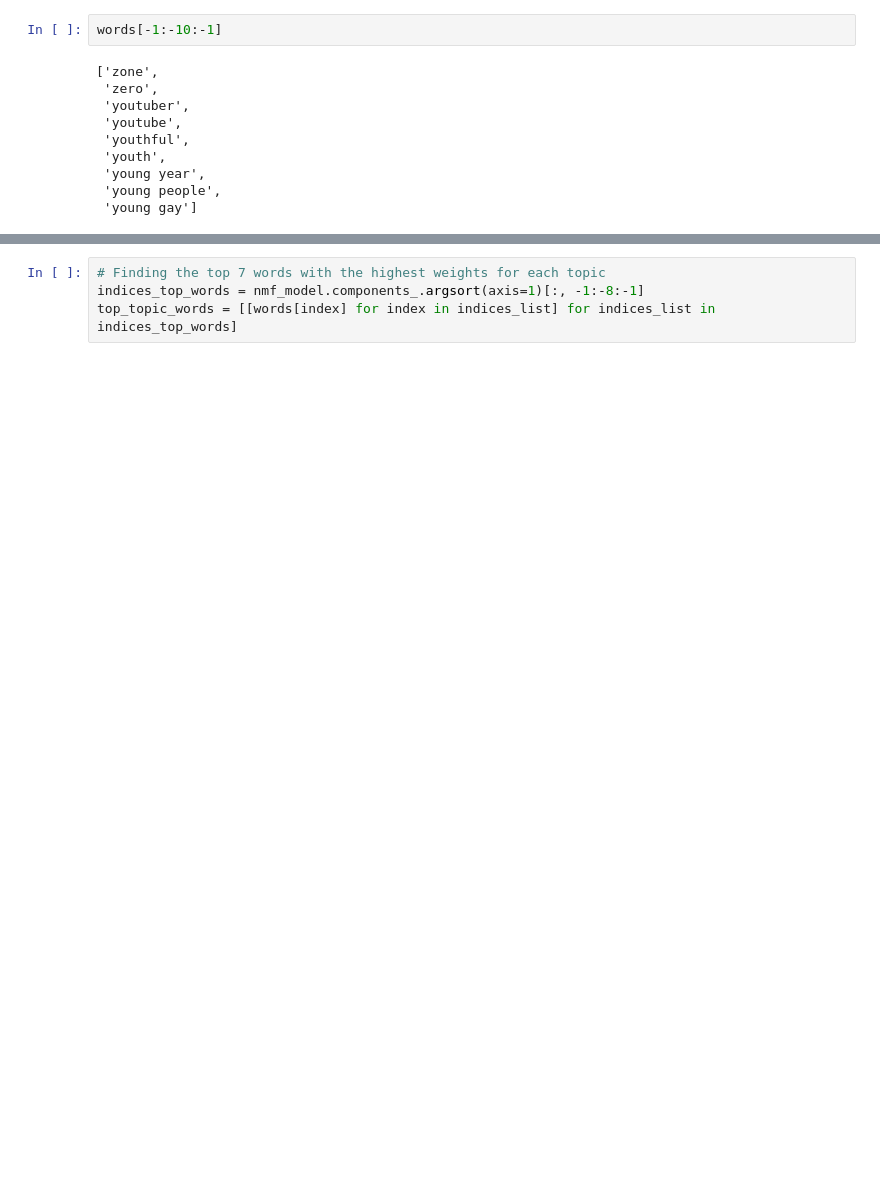
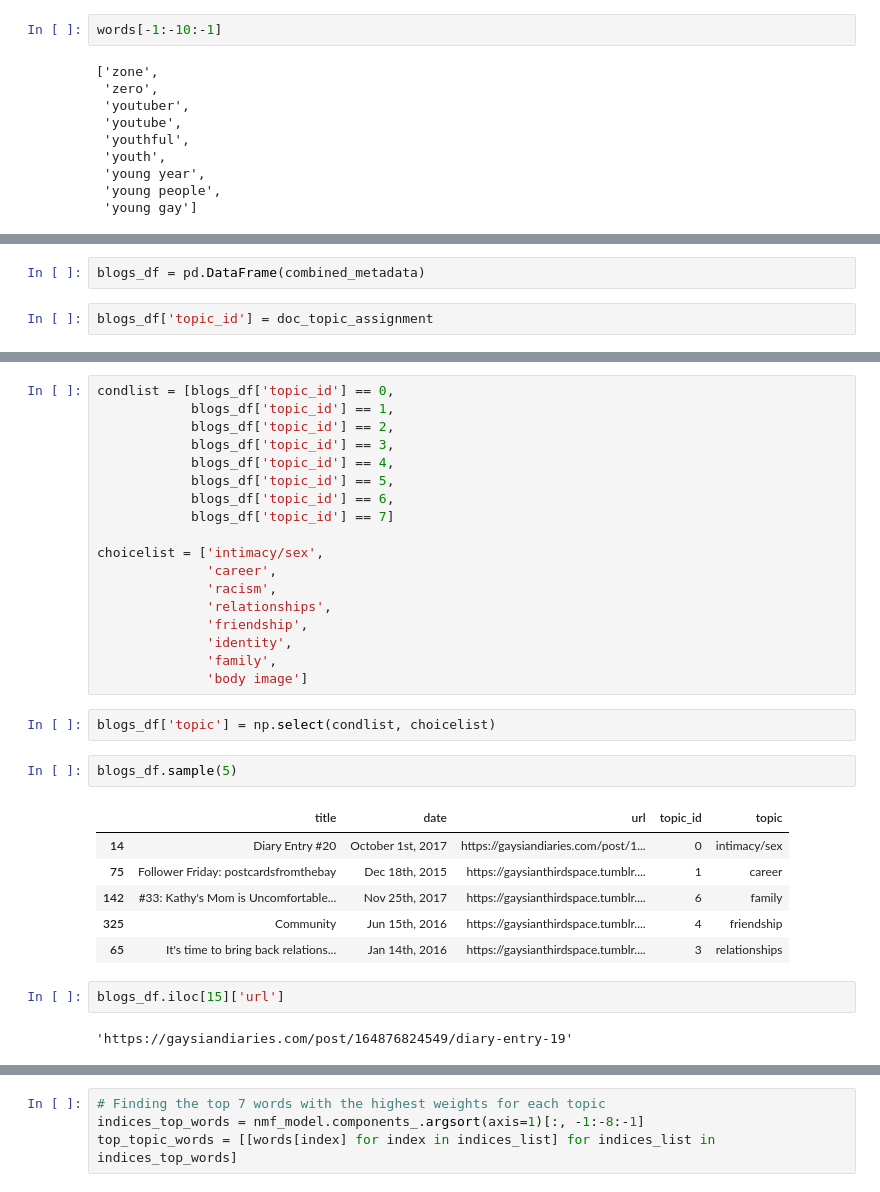
Before and after one commit to binh748/queer-asian-stories, a Jupyter notebook: notebooks/topic_modeling.ipynb, the cells around one changed output, grey strips where cells are left out. Saved outputs shown, nothing was run; the diff lists cells and outputs as text; blank space fills up the shorter version.

```diff
--- a/notebooks/topic_modeling.ipynb
+++ b/notebooks/topic_modeling.ipynb
@@ -287,0 +363,4 @@ array([[2766, 3375, 2452, 1541, 3057, 4886, 3040],
+# %%
+blogs_df = pd.DataFrame(combined_metadata)
+# %%
+blogs_df['topic_id'] = doc_topic_assignment
@@ -287,0 +376,33 @@ array([[2766, 3375, 2452, 1541, 3057, 4886, 3040],
+# %%
+condlist = [blogs_df['topic_id'] == 0,
+            blogs_df['topic_id'] == 1,
+            blogs_df['topic_id'] == 2,
+            blogs_df['topic_id'] == 3,
+            blogs_df['topic_id'] == 4,
+            blogs_df['topic_id'] == 5,
+            blogs_df['topic_id'] == 6,
+            blogs_df['topic_id'] == 7]
+
+choicelist = ['intimacy/sex',
+              'career',
+              'racism',
+              'relationships',
+              'friendship',
+              'identity',
+              'family',
+              'body image']
+# %%
+blogs_df['topic'] = np.select(condlist, choicelist)
+# %%
+blogs_df.sample(5)
+# %% [output]
+|  | title | date | url | topic_id | topic |
+| 14 | Diary Entry #20 | October 1st, 2017 | https://gaysiandiaries.com/post/1... | 0 | intimacy/sex |
+| 75 | Follower Friday: postcardsfromthebay | Dec 18th, 2015 | https://gaysianthirdspace.tumblr.... | 1 | career |
+| 142 | #33: Kathy's Mom is Uncomfortable... | Nov 25th, 2017 | https://gaysianthirdspace.tumblr.... | 6 | family |
+| 325 | Community | Jun 15th, 2016 | https://gaysianthirdspace.tumblr.... | 4 | friendship |
+| 65 | It's time to bring back relations... | Jan 14th, 2016 | https://gaysianthirdspace.tumblr.... | 3 | relationships |
+# %%
+blogs_df.iloc[15]['url']
+# %% [output]
+'https://gaysiandiaries.com/post/164876824549/diary-entry-19'
```
Also changed, not shown: parts of 53 cells of this notebook.
